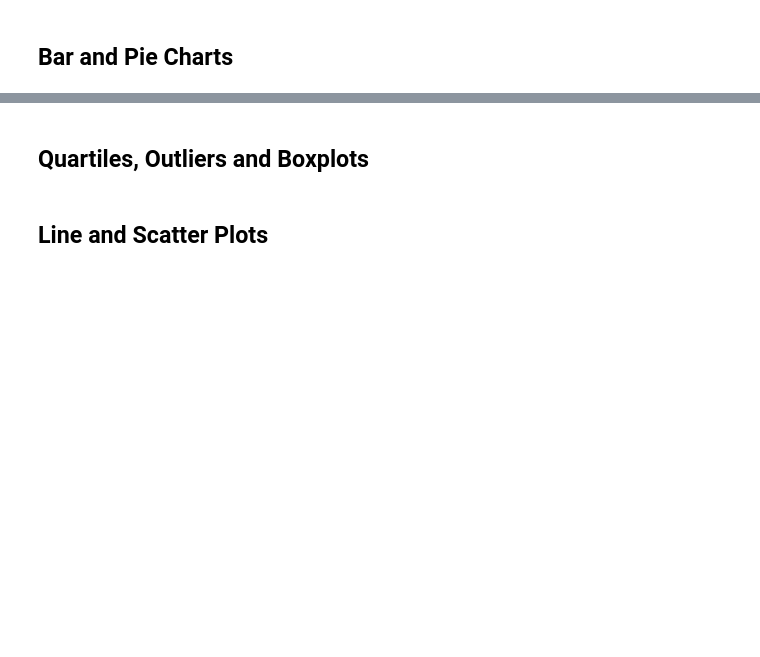
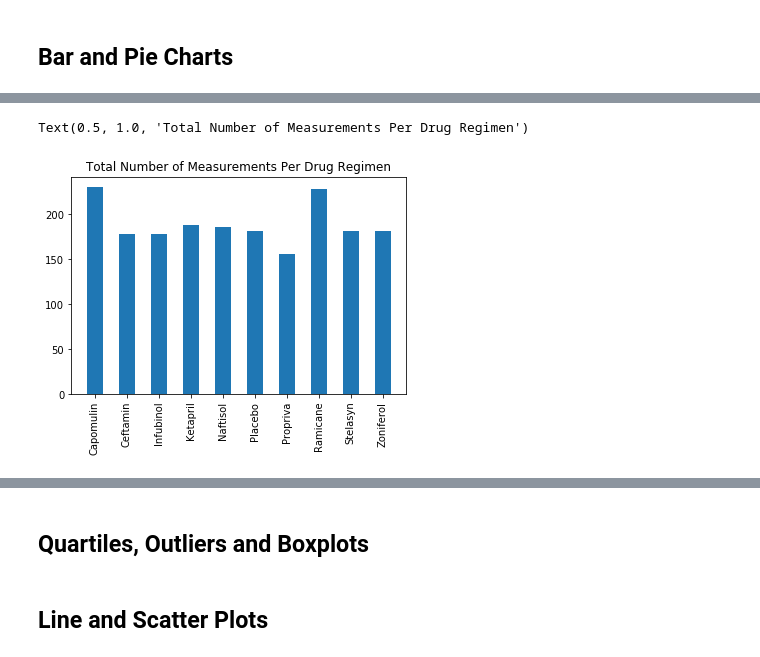
Before and after one commit to marybellavia/matplotlib-challenge, a Jupyter notebook: Pymaceuticals/pymaceuticals_starter.ipynb, the cells around one changed output, grey strips where cells are left out. Saved outputs shown, nothing was run; the diff lists cells and outputs as text; code cells hidden in the pictures; blank space fills up the shorter version.

```diff
--- a/Pymaceuticals/pymaceuticals_starter.ipynb
+++ b/Pymaceuticals/pymaceuticals_starter.ipynb
@@ -88,2 +132,14 @@ Number of Mice: 249
 # %%
 # Generate a bar plot showing the total number of measurements taken on each drug regimen using pyplot.
+num_measurements_list = num_measurements["Tumor Volume (mm3)"].tolist()
+x_axis = np.arange(len(num_measurements_list))
+
+plt.bar(x_axis, num_measurements_list, width=0.5)
+
+tick_locations = [value for value in x_axis]
+drug_regimens = list(num_measurements.index.values)
+plt.xticks(tick_locations, drug_regimens, rotation='vertical')
+plt.title("Total Number of Measurements Per Drug Regimen")
+# %% [output]
+Text(0.5, 1.0, 'Total Number of Measurements Per Drug Regimen')
+[figure, added]
```
Also changed, not shown: parts of 9 cells of this notebook.
